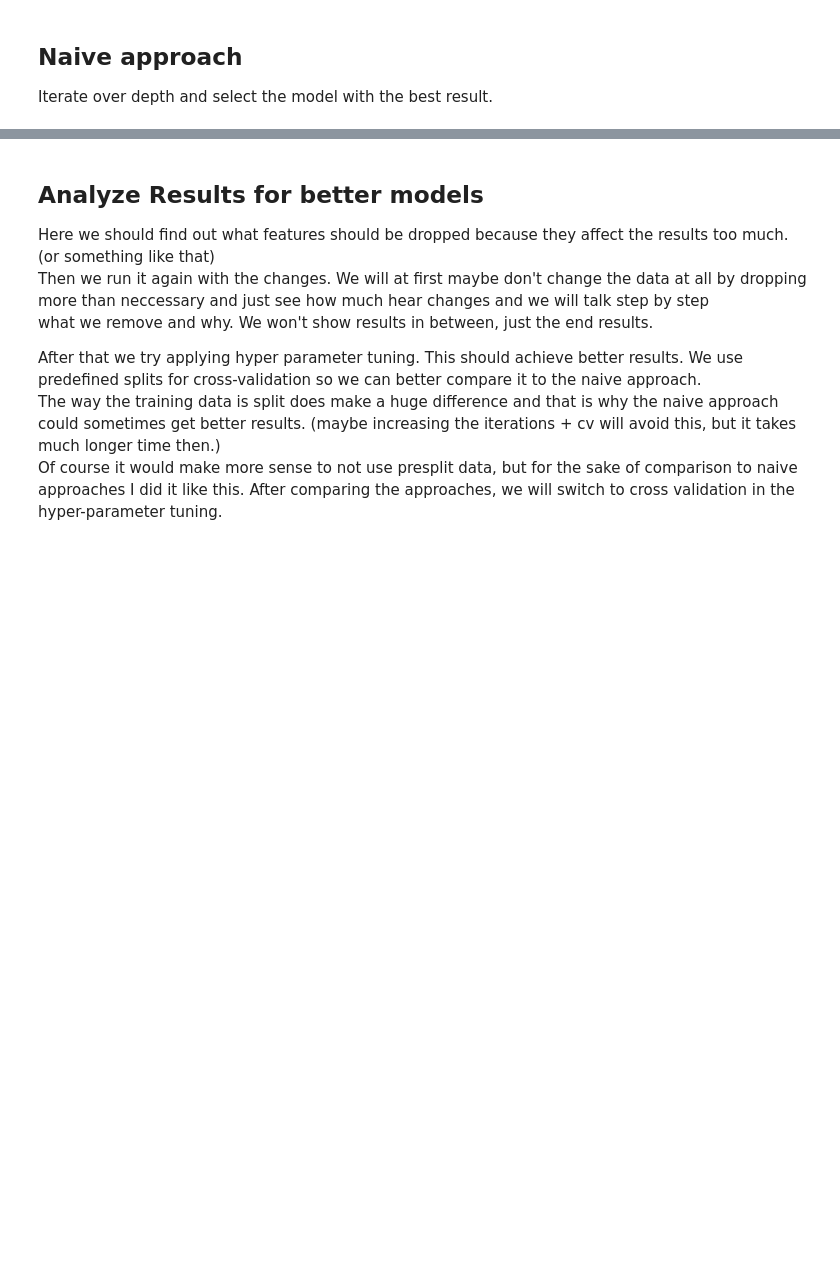
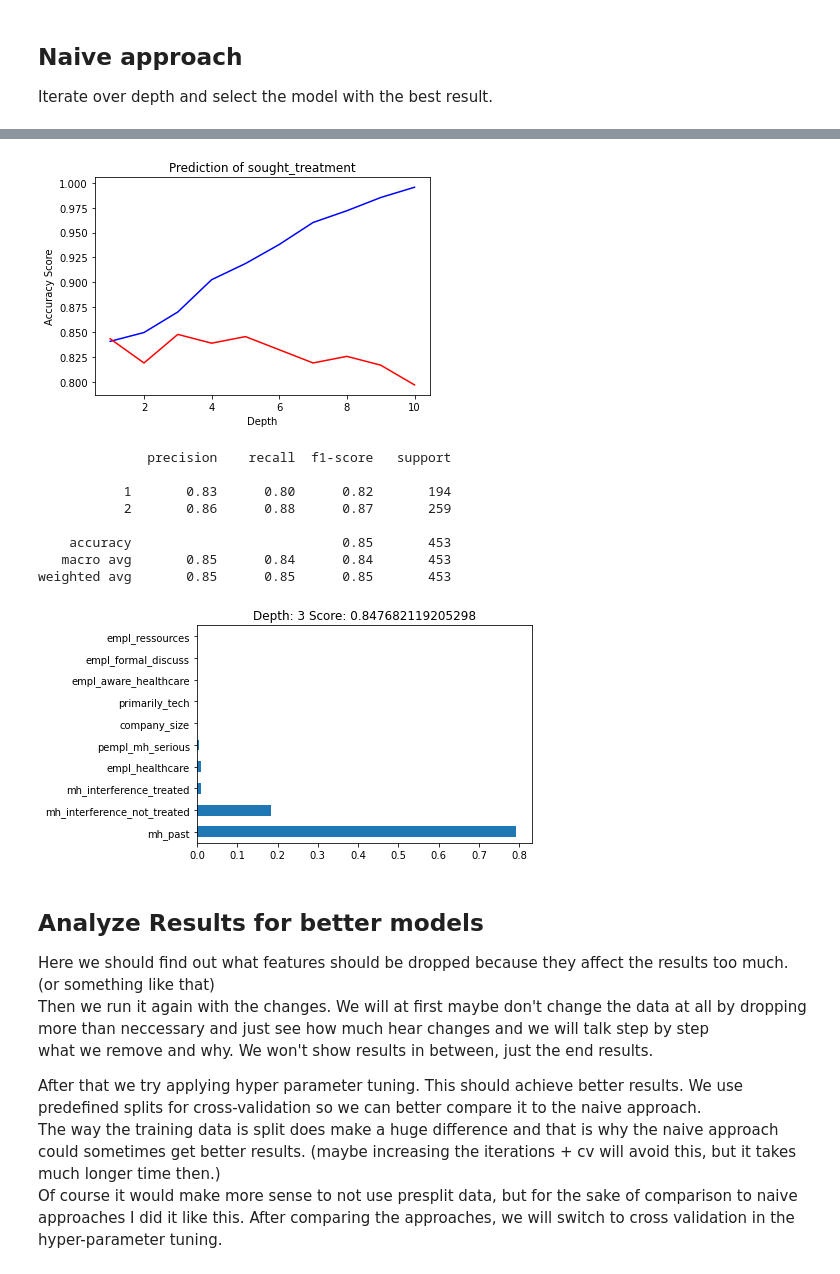
Before and after one commit to LeonOelenberg/DLI-OSMI-Mental-Health, a Jupyter notebook: Notebook.ipynb, the cells around one changed output, grey strips where cells are left out. Drawn from its saved outputs; the diff is of its cells as text; code cells hidden in the pictures; blank space fills up the shorter version.

```diff
--- a/Notebook.ipynb
+++ b/Notebook.ipynb
@@ -343,7 +344,7 @@ sought_treatment = Have you ever sought treatment for a mental health issue from
 We dont include diagnosed in our features as it directly indicates someone has sought treatment.
 Interview will be checked in Results/Exploring as we compare a naive approach with hyper paramter tuning here.
 # %%
-test_size = 0.25
+test_size = 0.4
 
 # X and Y
 y_interview = "mh_interview"
@@ -421,3 +413,16 @@ weighted avg       0.72      0.71      0.69       283
+# %%
+best_depth = naive_decision_tree()
+# %% [output]
+[figure, added]
+              precision    recall  f1-score   support
+
+           1       0.83      0.80      0.82       194
+           2       0.86      0.88      0.87       259
+
+    accuracy                           0.85       453
+   macro avg       0.85      0.84      0.84       453
+weighted avg       0.85      0.85      0.85       453
+[figure, added]
 # %% [markdown]
 ## Analyze Results for better models
 
```
Also changed, not shown: parts of 15 cells of this notebook, 4 other files.
